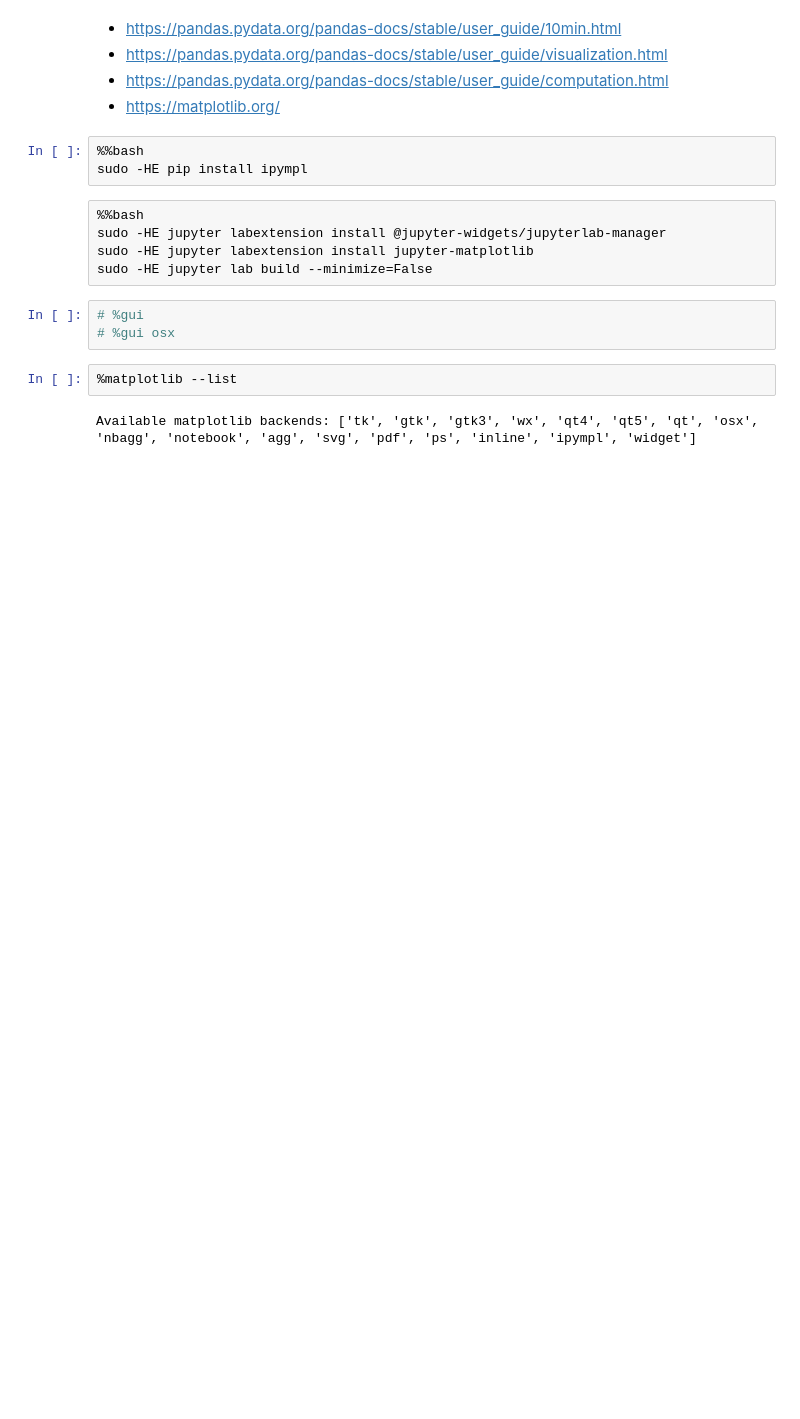
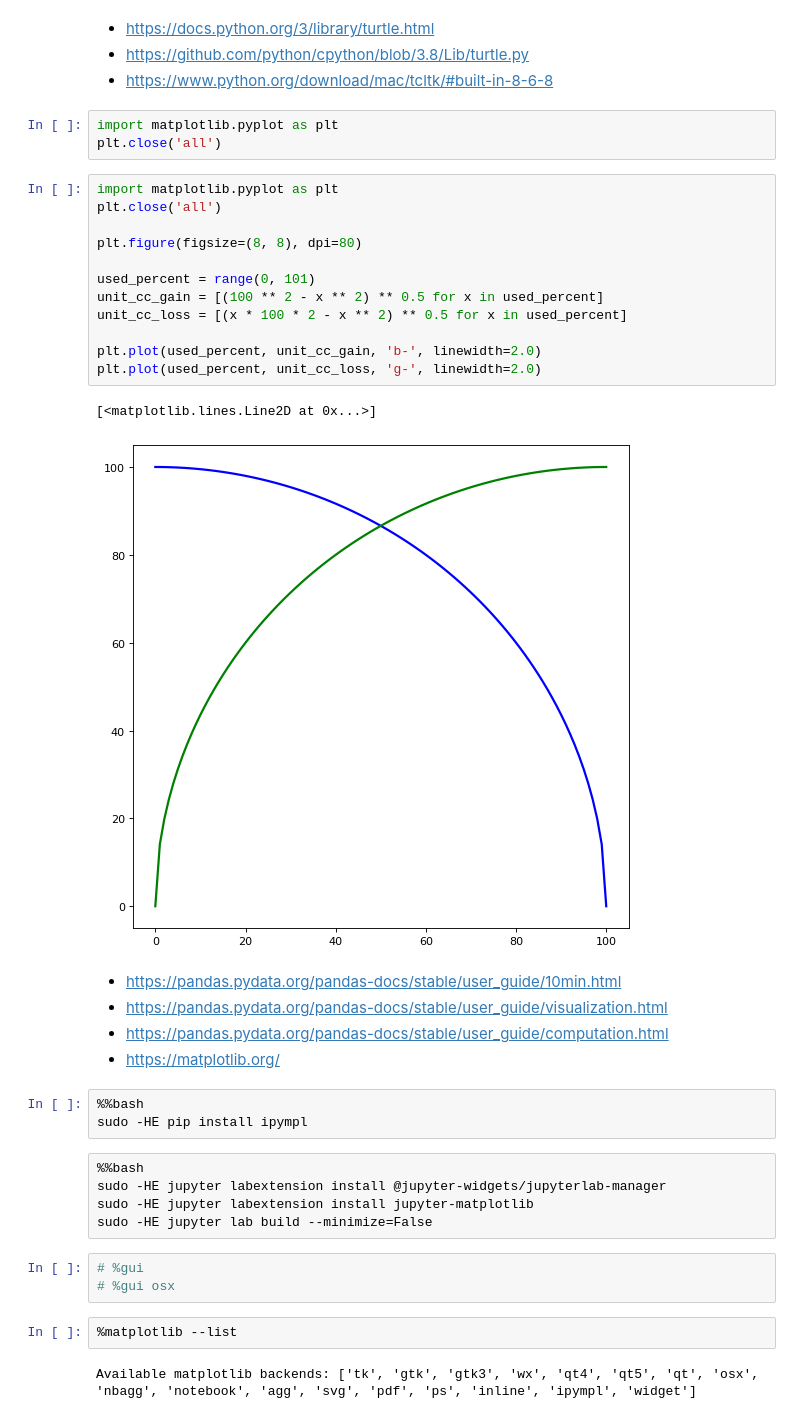
Before and after one commit to seii-saintway/crypto-currency-stabilizer, a Jupyter notebook: graph/README.ipynb, the cells around one changed output. Drawn from its saved outputs; the diff is of its cells as text; blank space fills up the shorter version.

```diff
--- a/graph/README.ipynb
+++ b/graph/README.ipynb
@@ -1,3 +1,25 @@
+# %% [markdown]
+* https://docs.python.org/3/library/turtle.html
+* https://github.com/python/cpython/blob/3.8/Lib/turtle.py
+* https://www.python.org/download/mac/tcltk/#built-in-8-6-8
+# %%
+import matplotlib.pyplot as plt
+plt.close('all')
+# %%
+import matplotlib.pyplot as plt
+plt.close('all')
+
+plt.figure(figsize=(8, 8), dpi=80)
+
+used_percent = range(0, 101)
+unit_cc_gain = [(100 ** 2 - x ** 2) ** 0.5 for x in used_percent]
+unit_cc_loss = [(x * 100 * 2 - x ** 2) ** 0.5 for x in used_percent]
+
+plt.plot(used_percent, unit_cc_gain, 'b-', linewidth=2.0)
+plt.plot(used_percent, unit_cc_loss, 'g-', linewidth=2.0)
+# %% [output]
+[<matplotlib.lines.Line2D at 0x...>]
+[figure, added]
 # %% [markdown]
 * https://pandas.pydata.org/pandas-docs/stable/user_guide/10min.html
 * https://pandas.pydata.org/pandas-docs/stable/user_guide/visualization.html
```
Also changed, not shown: 5 other files.
